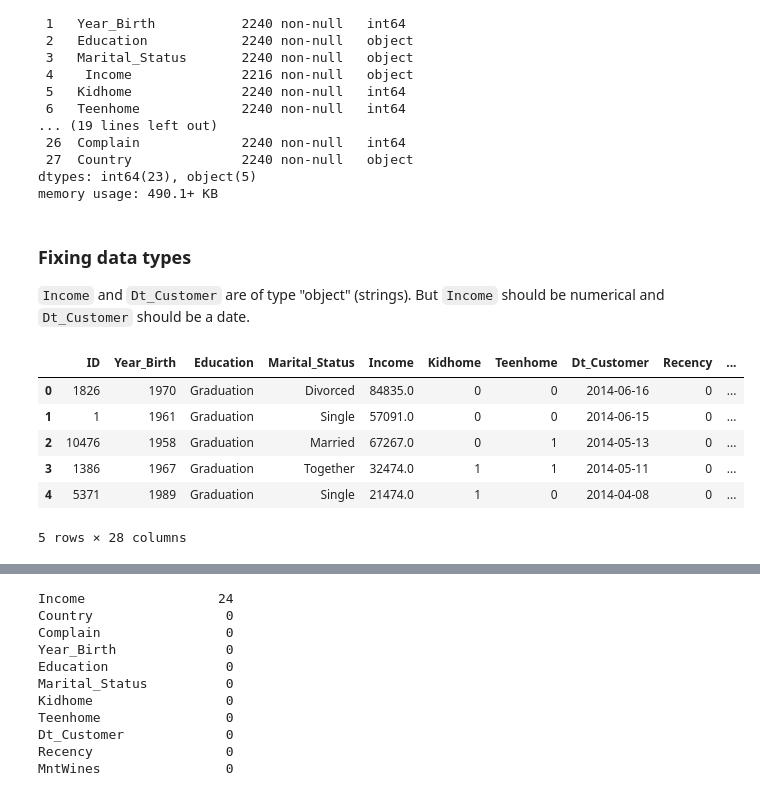
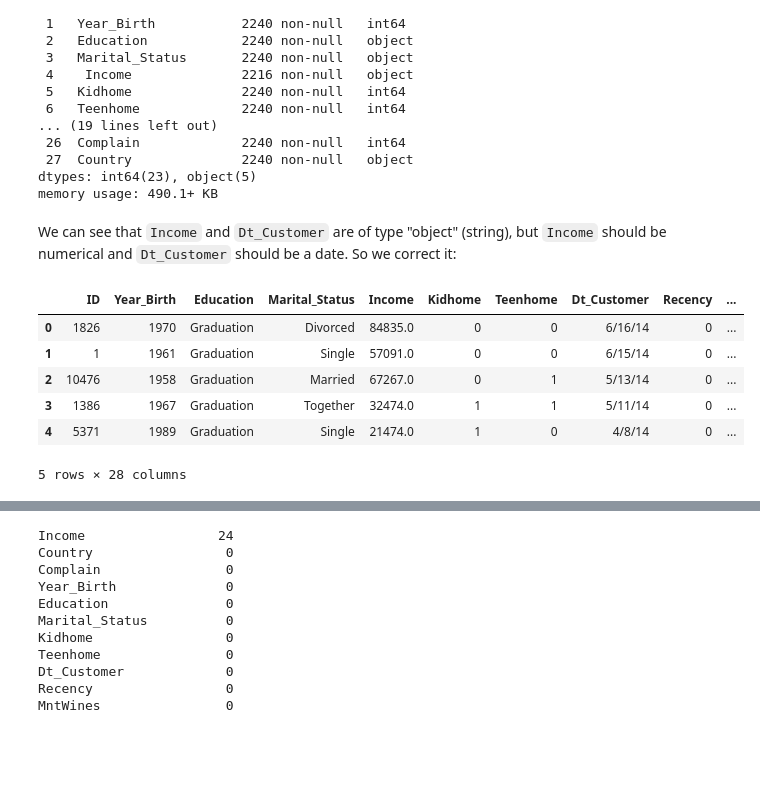
Before and after one commit to andres-troiano/Marketing-Analytics, a Jupyter notebook: Marketing Analytics Project.ipynb, the cells around one changed output, grey strips where cells are left out. Saved outputs shown, nothing was run; the diff lists cells and outputs as text; code cells hidden in the pictures; blank space fills up the shorter version.

```diff
--- a/Marketing Analytics Project.ipynb
+++ b/Marketing Analytics Project.ipynb
@@ -91,27 +96,26 @@ Data columns (total 28 columns):
 dtypes: int64(23), object(5)
 memory usage: 490.1+ KB
 # %% [markdown]
-### Fixing data types
-`Income` and `Dt_Customer` are of type "object" (strings). But `Income` should be numerical and `Dt_Customer` should be a date.
+We can see that `Income` and `Dt_Customer` are of type "object" (string), but `Income` should be numerical and `Dt_Customer` should be a date. So we correct it:
 # %%
 # clean up column names that contain whitespace
 df.columns = df.columns.str.replace(' ', '')
 
 # transform Income column to a numerical
 df['Income'] = df['Income'].str.replace('$', '')
-# también hay que sacarle la coma porque sino no lo entiende como número
+# it is also necessary to remove commas
 df['Income'] = df['Income'].str.replace(',', '').astype('float')
 
 # convert Dt_Customer to date
-df['Dt_Customer'] = pd.to_datetime(df['Dt_Customer'])
+#df['Dt_Customer'] = pd.to_datetime(df['Dt_Customer'])
 
-# clean dataset
+# the clean dataset
 df.head()
 # %% [output]
 |  | ID | Year_Birth | Education | Marital_Status | Income | Kidhome | Teenhome | Dt_Customer | Recency | ... |
-| 0 | 1826 | 1970 | Graduation | Divorced | 84835.0 | 0 | 0 | 2014-06-16 | 0 | ... |
-| 1 | 1 | 1961 | Graduation | Single | 57091.0 | 0 | 0 | 2014-06-15 | 0 | ... |
-| 2 | 10476 | 1958 | Graduation | Married | 67267.0 | 0 | 1 | 2014-05-13 | 0 | ... |
-| 3 | 1386 | 1967 | Graduation | Together | 32474.0 | 1 | 1 | 2014-05-11 | 0 | ... |
-| 4 | 5371 | 1989 | Graduation | Single | 21474.0 | 1 | 0 | 2014-04-08 | 0 | ... |
+| 0 | 1826 | 1970 | Graduation | Divorced | 84835.0 | 0 | 0 | 6/16/14 | 0 | ... |
+| 1 | 1 | 1961 | Graduation | Single | 57091.0 | 0 | 0 | 6/15/14 | 0 | ... |
+| 2 | 10476 | 1958 | Graduation | Married | 67267.0 | 0 | 1 | 5/13/14 | 0 | ... |
+| 3 | 1386 | 1967 | Graduation | Together | 32474.0 | 1 | 1 | 5/11/14 | 0 | ... |
+| 4 | 5371 | 1989 | Graduation | Single | 21474.0 | 1 | 0 | 4/8/14 | 0 | ... |
 5 rows × 28 columns
```
Also changed, not shown: parts of 67 cells of this notebook.
